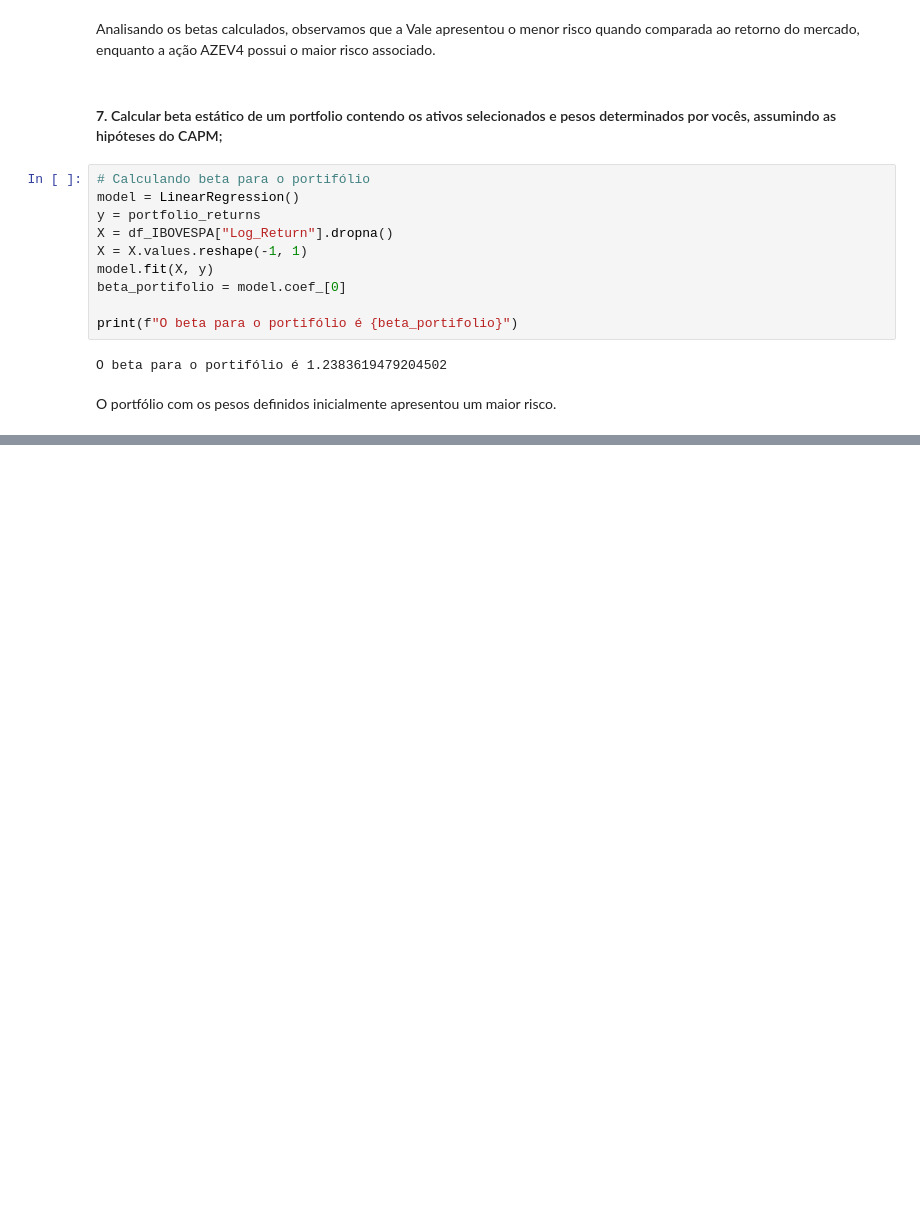
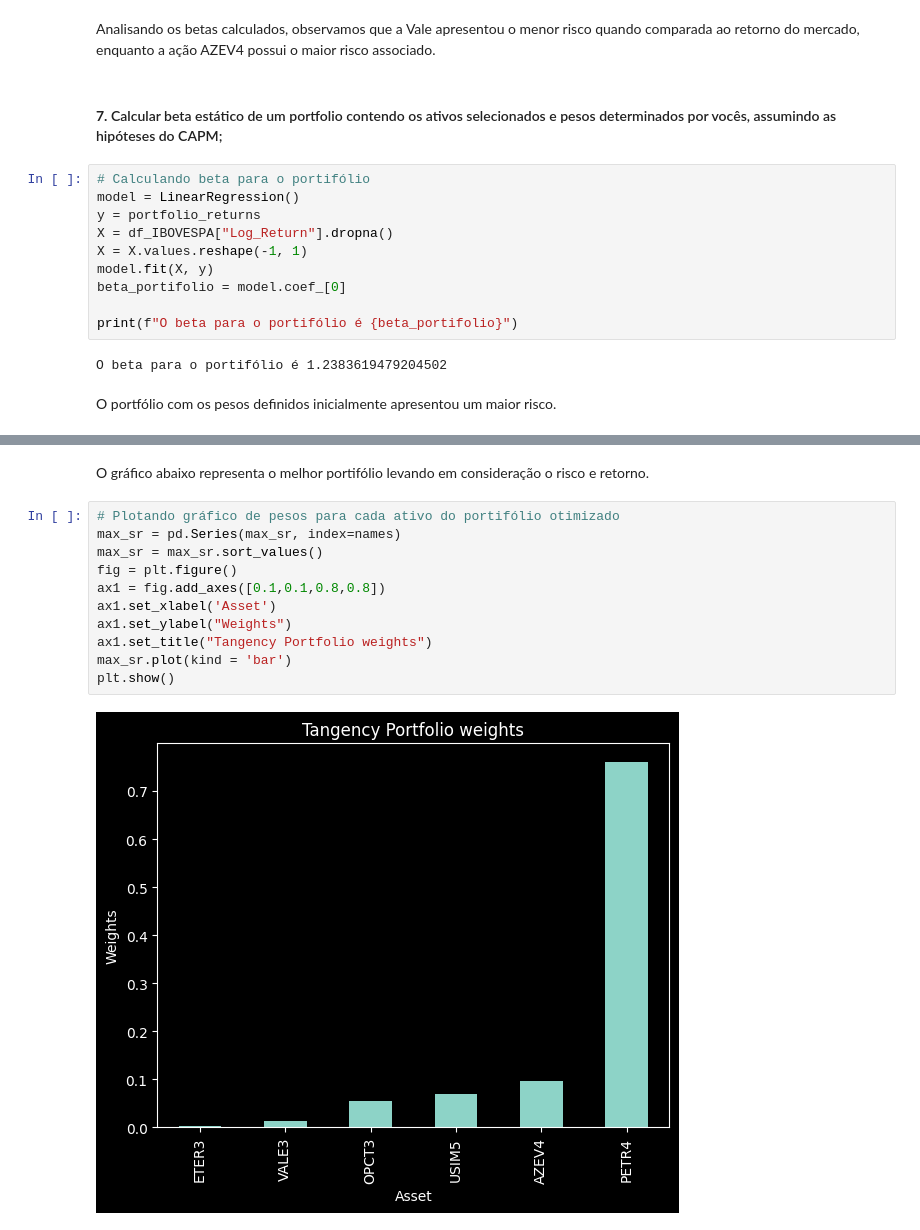
Before and after one commit to murilocechin/financial_analytics_final, a Jupyter notebook: tarefas.ipynb, the cells around one changed output, grey strips where cells are left out. Cells and saved outputs as stored; diff of their text form; blank space fills up the shorter version.

```diff
--- a/tarefas.ipynb
+++ b/tarefas.ipynb
@@ -963,0 +1041,15 @@ Total de combinações válidas: 126
+# %% [markdown]
+O gráfico abaixo representa o melhor portifólio levando em consideração o risco e retorno.
+# %%
+# Plotando gráfico de pesos para cada ativo do portifólio otimizado
+max_sr = pd.Series(max_sr, index=names)
+max_sr = max_sr.sort_values()
+fig = plt.figure()
+ax1 = fig.add_axes([0.1,0.1,0.8,0.8])
+ax1.set_xlabel('Asset')
+ax1.set_ylabel("Weights")
+ax1.set_title("Tangency Portfolio weights")
+max_sr.plot(kind = 'bar')
+plt.show()
+# %% [output]
+[figure, added]
```
Also changed, not shown: parts of 45 cells of this notebook.
